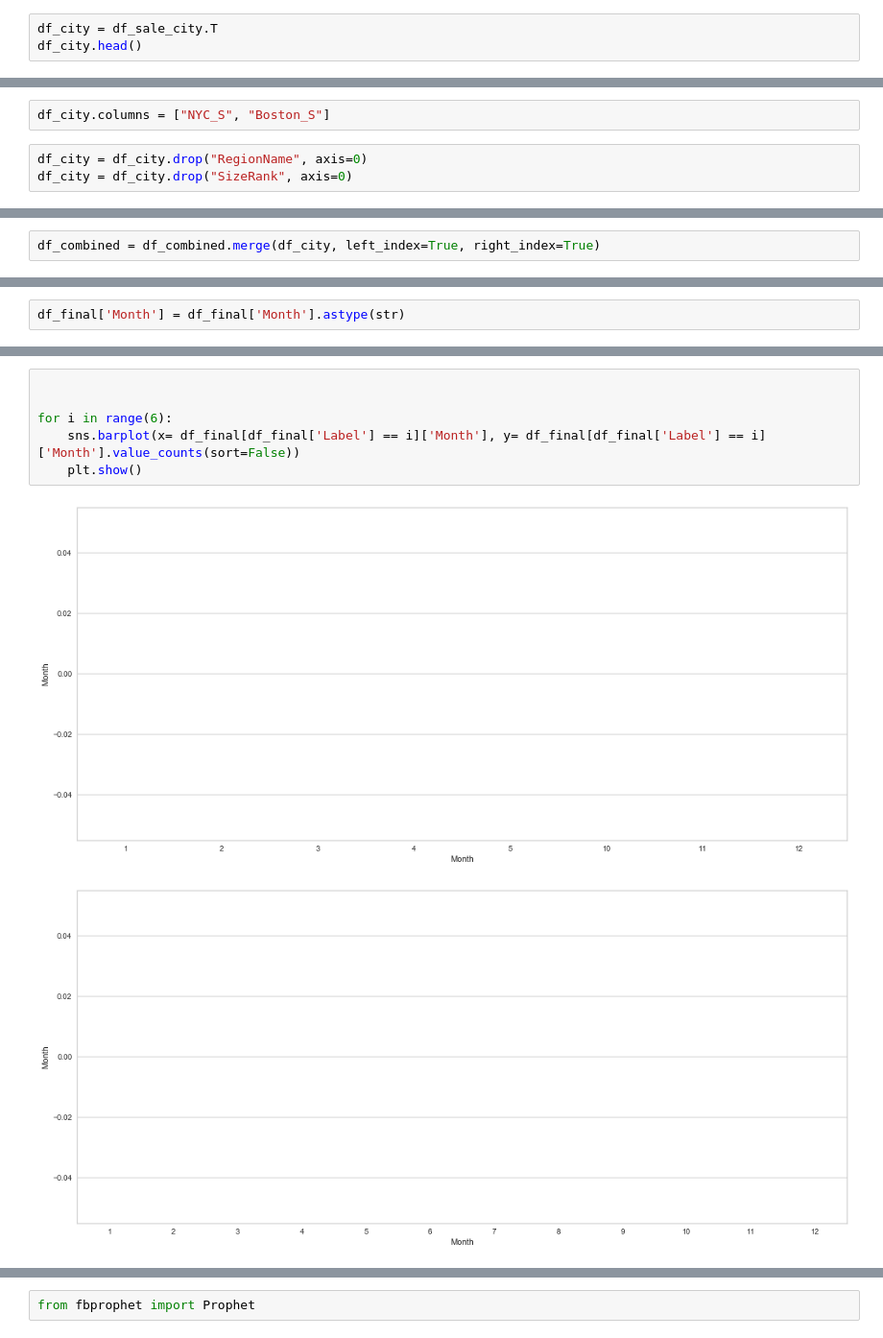
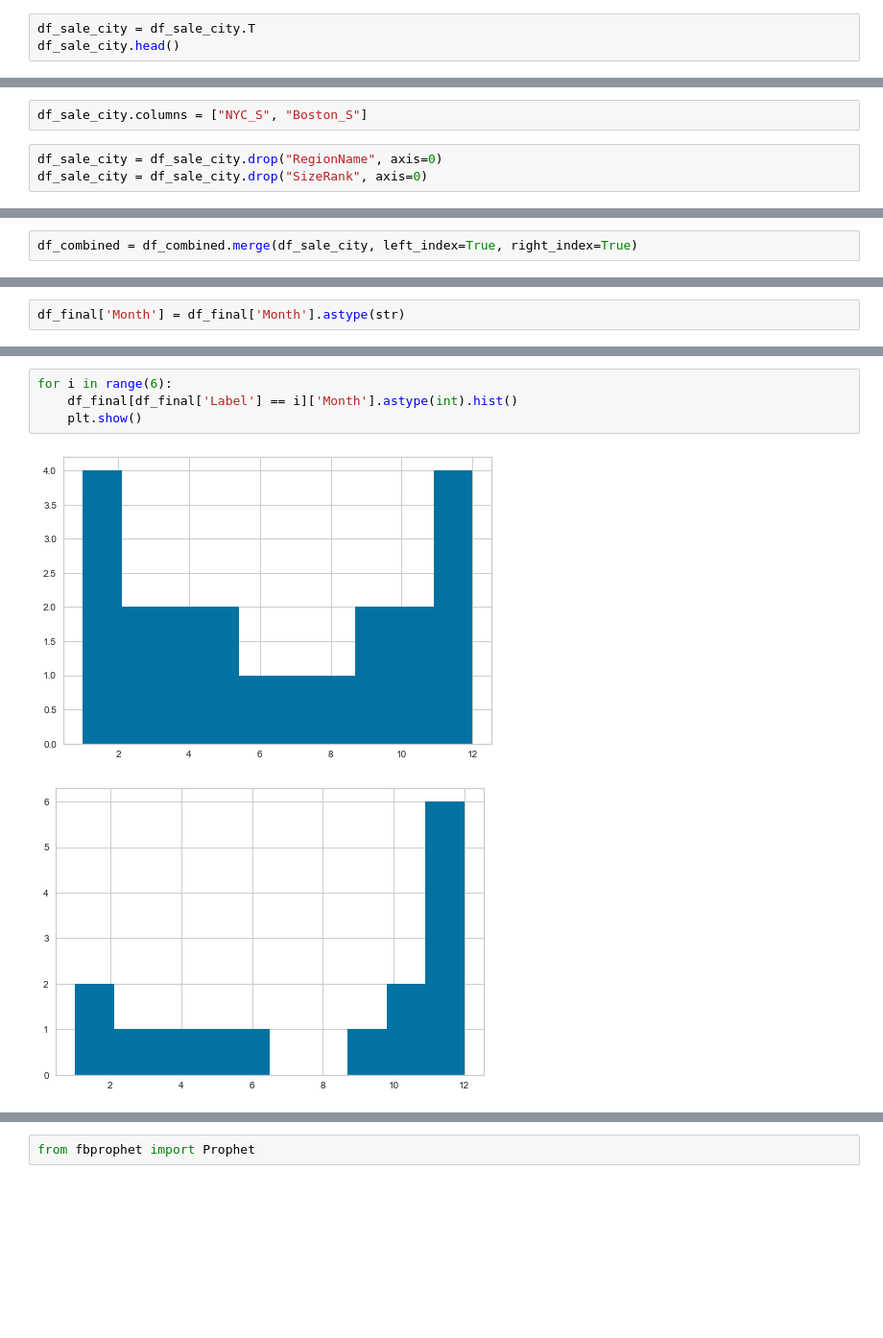
Before and after one commit to irenebratsis/Thinkful, a Jupyter notebook: 42. FINAL.ipynb, the cells around one changed output, grey strips where cells are left out. Shown at 96% size. Cells and saved outputs as stored; diff of their text form; blank space fills up the shorter version.

```diff
--- a/42. FINAL.ipynb
+++ b/42. FINAL.ipynb
@@ -278,8 +278,8 @@ df_sale_city.head()
 | 25 | 44269 | Boston | Massachusetts | 26 | NaN | NaN | NaN | NaN | NaN | NaN | ... |
 2 rows × 144 columns
 # %%
-df_city = df_sale_city.T
-df_city.head()
+df_sale_city = df_sale_city.T
+df_sale_city.head()
 # %% [output]
 |  | 0 | 25 |
 | RegionID | 6181 | 44269 |
@@ -288,8 +288,8 @@ df_city.head()
 | SizeRank | 1 | 26 |
 | 2008-03 | NaN | NaN |
 # %%
-df_city.columns = ["NYC_S", "Boston_S"]
+df_sale_city.columns = ["NYC_S", "Boston_S"]
 # %%
-df_city = df_city.drop("RegionName", axis=0)
-df_city = df_city.drop("SizeRank", axis=0)
+df_sale_city = df_sale_city.drop("RegionName", axis=0)
+df_sale_city = df_sale_city.drop("SizeRank", axis=0)
 # %%
@@ -378,7 +378,7 @@ df_combined = df_combined.merge(df_ppsqft, left_index=True, right_index=True)
 # %%
 df_combined = df_combined.merge(df_dayszillow, left_index=True, right_index=True)
 # %%
-df_combined = df_combined.merge(df_city, left_index=True, right_index=True)
+df_combined = df_combined.merge(df_sale_city, left_index=True, right_index=True)
 # %%
 df_combined = df_combined.merge(df_rent_city, left_index=True, right_index=True)
 # %%
@@ -1568,9 +2152,7 @@ df_final['Month'] = df_final['Month'].astype(str)
 # %%
-
-
 for i in range(6):
-    sns.barplot(x= df_final[df_final['Label'] == i]['Month'], y= df_final[df_final['Label'] == i]['Month'].value_counts(sort=False))
+    df_final[df_final['Label'] == i]['Month'].astype(int).hist()
     plt.show()
 # %% [output]
-[figure, old version]
+[figure, new version]
-[figure, old version]
+[figure, new version]
```
Also changed, not shown: parts of 100 cells of this notebook.
